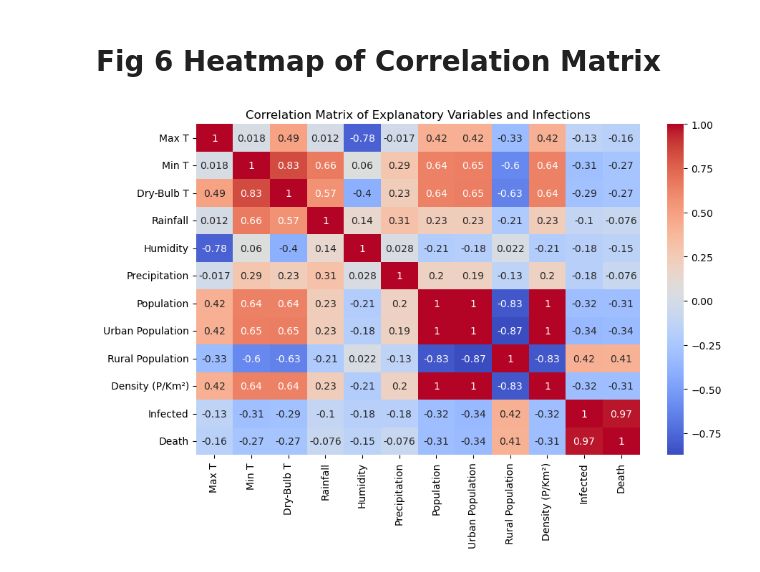
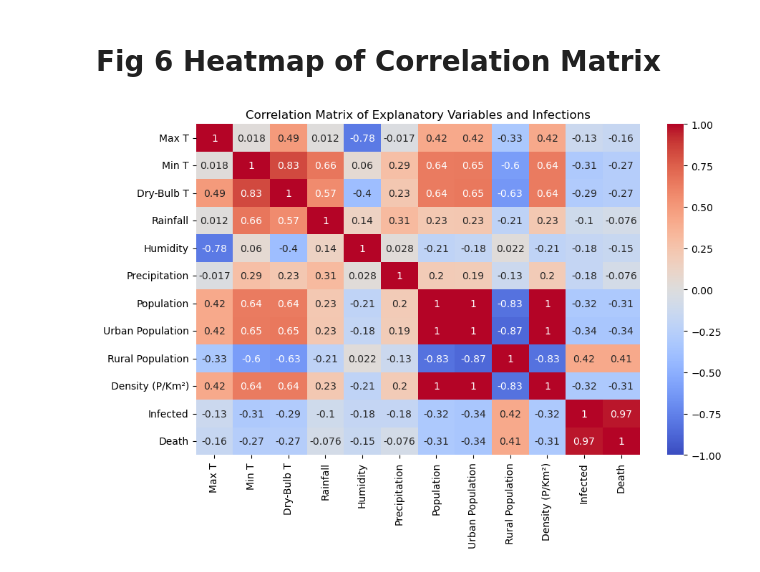
Before and after one commit to awnonbhowmik/NiV-Data-Analysis, a Jupyter notebook: FinalCode.ipynb, the cells around one changed output. Cells and saved outputs as stored; diff of their text form; code cells hidden in the pictures.

Commit message:
Correlation CBAR updated

```diff
--- a/FinalCode.ipynb
+++ b/FinalCode.ipynb
@@ -412,19 +413,19 @@ The PostScript backend does not support transparency; partially transparent arti
 # %%
 # Step 1: Calculate the correlation matrix
 correlation_matrix = normalized_data.corr()
 
 # Step 2: Plot the correlation matrix using a heatmap
 plt.figure(figsize=(10, 6))
-sns.heatmap(correlation_matrix, annot=True, cmap="coolwarm", cbar=True)
+sns.heatmap(correlation_matrix, annot=True, cmap="coolwarm", cbar=True, vmin=-1, vmax=1)
 plt.title("Correlation Matrix of Explanatory Variables and Infections")
 
 # Save the plot as PNG for PDF
 plt.savefig('imagesFinal/correlation_matrix.png', dpi=220, format='png', bbox_inches='tight')
 
 # Save the plot as EPS for LaTeX
 plt.savefig('imagesFinal/correlation_matrix.eps', dpi=220, format="eps", bbox_inches="tight")
 
 # Display the plot
 plt.show()
 # %% [output]
-[figure, old version]
+[figure, new version]
```
Also changed, not shown: parts of 1 cell of this notebook, 14 other files.
